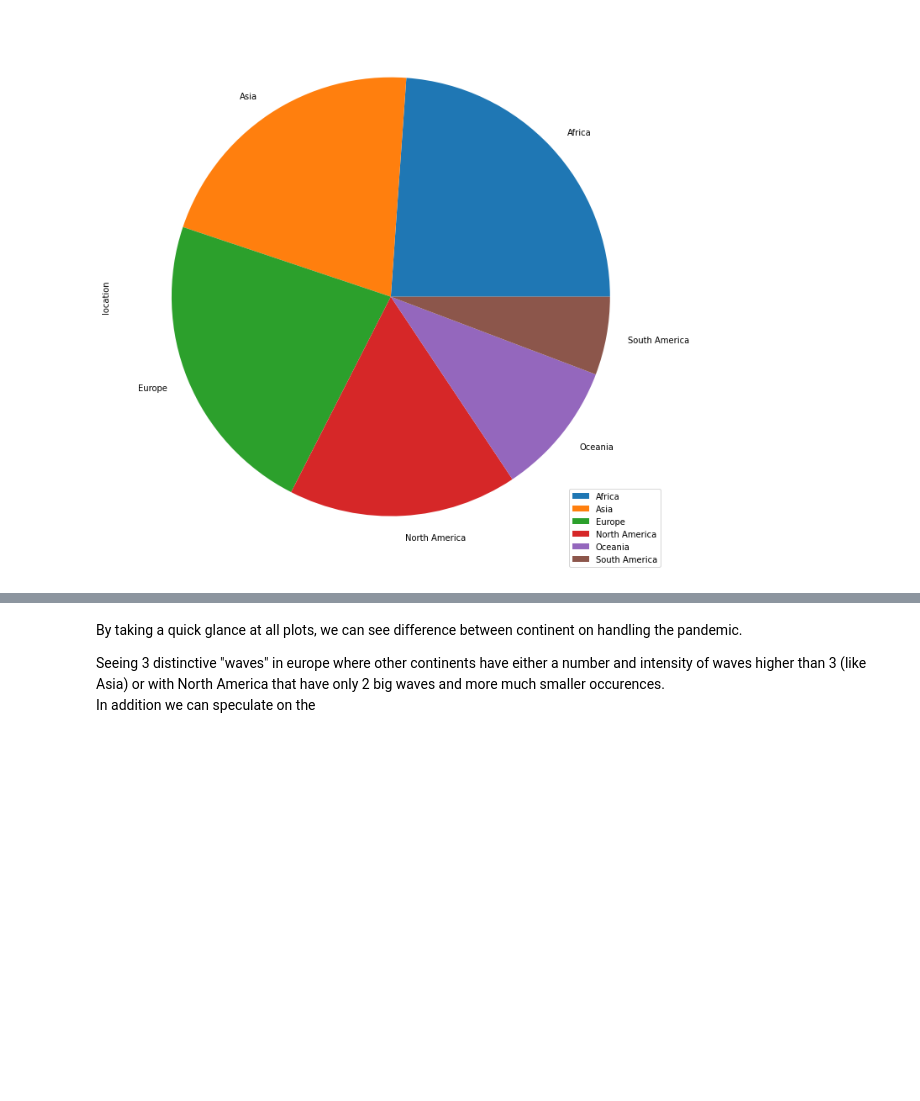
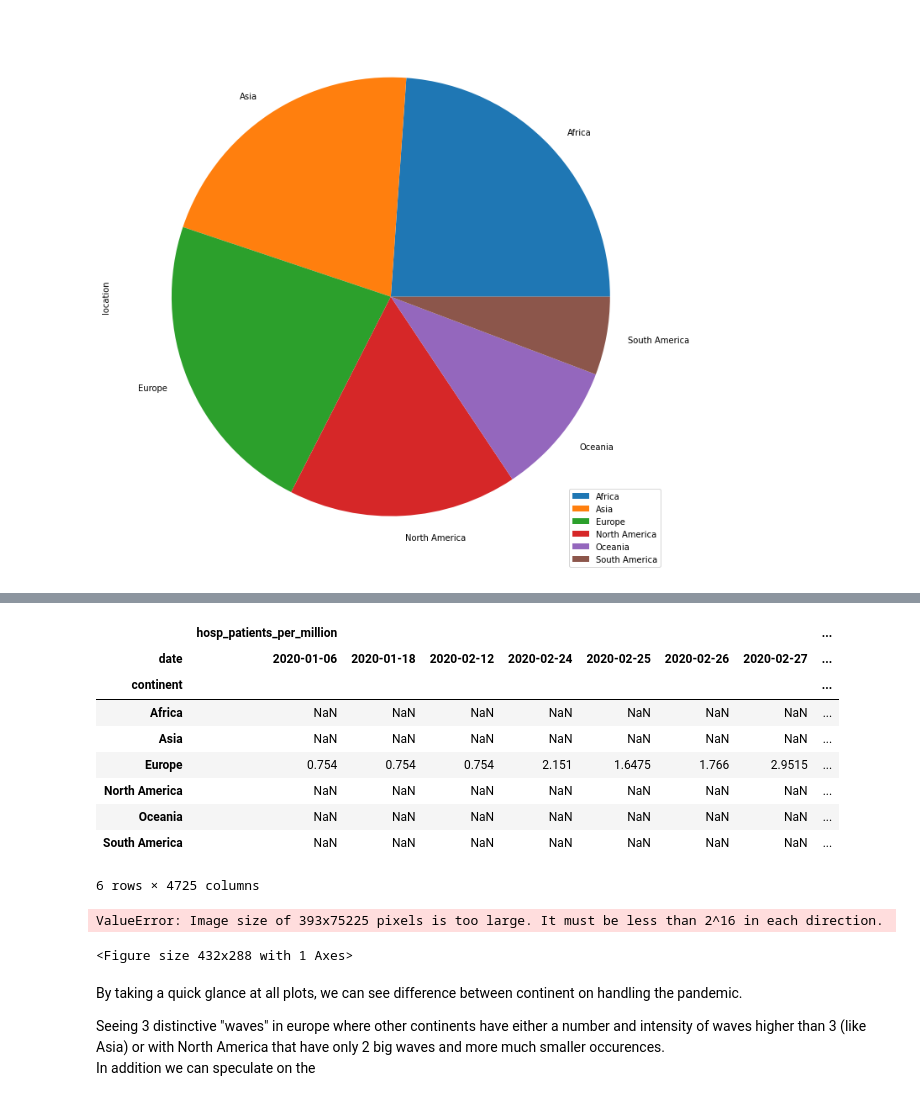
Before and after one commit to antoninchafiol/CoviEDA, a Jupyter notebook: notebook.ipynb, the cells around one changed output, grey strips where cells are left out. Cells and saved outputs as stored; diff of their text form; code cells hidden in the pictures; blank space fills up the shorter version.

Commit message:
Checked dates compliance

```diff
--- a/notebook.ipynb
+++ b/notebook.ipynb
@@ -213,3 +236,25 @@ array([[<AxesSubplot: xlabel='date'>, <AxesSubplot: xlabel='date'>,
+# %%
+# Checking a comparison of evolution of each continents based on importants values
+values = ['new_cases_smoothed_per_million', 'new_deaths_smoothed_per_million', 'hosp_patients_per_million', 'new_vaccinations_smoothed_per_million']
+temp = df_wona.pivot_table(index='continent', columns='date', values=values)
+temp.plot.area()
+# temp[temp['continent'] == 'Africa']
+temp
+# df_wona[values]
+# temp.plot.area(stacked=False, subplots=True, layout=(2,2), figsize=(30,15))
+# %% [output]
+|  | hosp_patients_per_million |  |  |  |  |  |  | ... |
+| date | 2020-01-06 | 2020-01-18 | 2020-02-12 | 2020-02-24 | 2020-02-25 | 2020-02-26 | 2020-02-27 | ... |
+| continent |  |  |  |  |  |  |  | ... |
+| Africa | NaN | NaN | NaN | NaN | NaN | NaN | NaN | ... |
+| Asia | NaN | NaN | NaN | NaN | NaN | NaN | NaN | ... |
+| Europe | 0.754 | 0.754 | 0.754 | 2.151 | 1.6475 | 1.766 | 2.9515 | ... |
+| North America | NaN | NaN | NaN | NaN | NaN | NaN | NaN | ... |
+| Oceania | NaN | NaN | NaN | NaN | NaN | NaN | NaN | ... |
+| South America | NaN | NaN | NaN | NaN | NaN | NaN | NaN | ... |
+6 rows × 4725 columns
+ValueError: Image size of 393x75225 pixels is too large. It must be less than 2^16 in each direction.
+<Figure size 432x288 with 1 Axes>
 # %% [markdown]
 By taking a quick glance at all plots, we can see difference between continent on handling the pandemic.
 
```
Also changed, not shown: parts of 10 cells of this notebook.
